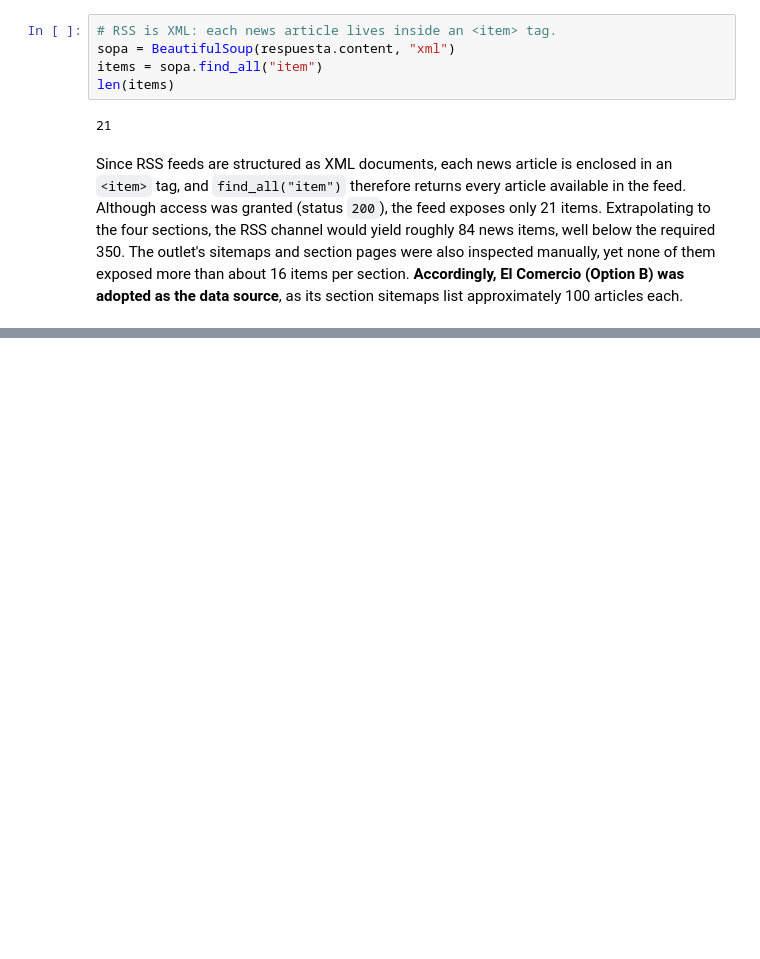
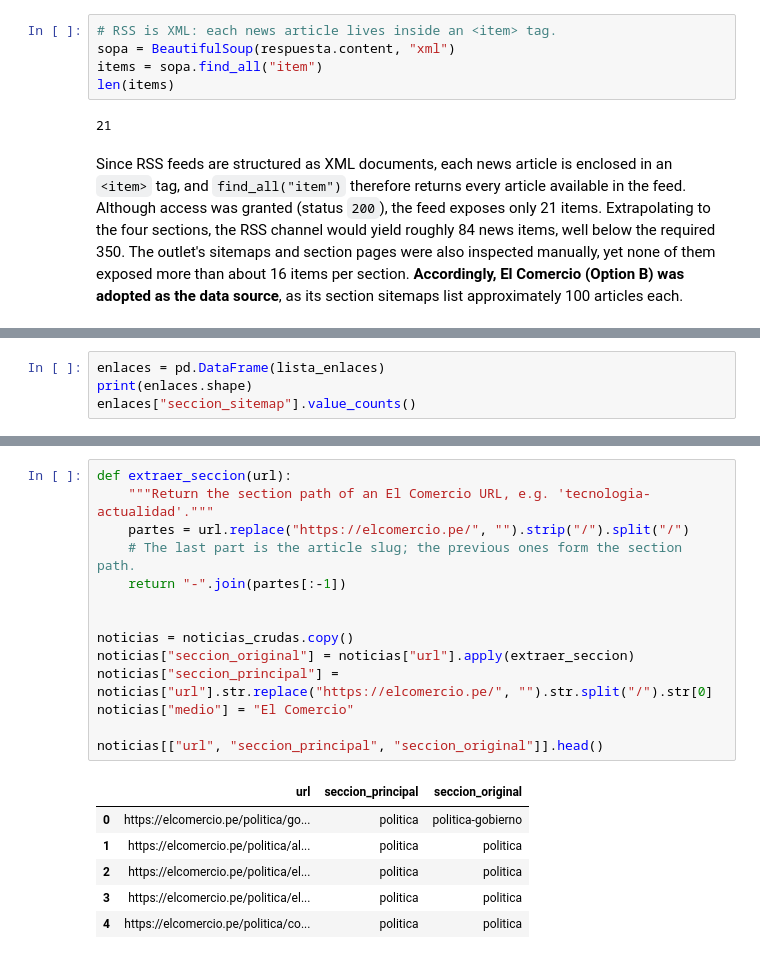
Before and after one commit to anakaren-zl/data-science-python-2026, a Jupyter notebook: tarea_1/01_recoleccion.ipynb, the cells around one changed output, grey strips where cells are left out. Cells and saved outputs as stored; diff of their text form; blank space fills up the shorter version.

```diff
--- a/tarea_1/01_recoleccion.ipynb
+++ b/tarea_1/01_recoleccion.ipynb
@@ -77,0 +116,4 @@ Since RSS feeds are structured as XML documents, each news article is enclosed i
+# %%
+enlaces = pd.DataFrame(lista_enlaces)
+print(enlaces.shape)
+enlaces["seccion_sitemap"].value_counts()
@@ -77,0 +202,21 @@ Since RSS feeds are structured as XML documents, each news article is enclosed i
+# %%
+def extraer_seccion(url):
+    """Return the section path of an El Comercio URL, e.g. 'tecnologia-actualidad'."""
+    partes = url.replace("https://elcomercio.pe/", "").strip("/").split("/")
+    # The last part is the article slug; the previous ones form the section path.
+    return "-".join(partes[:-1])
+
+
+noticias = noticias_crudas.copy()
+noticias["seccion_original"] = noticias["url"].apply(extraer_seccion)
+noticias["seccion_principal"] = noticias["url"].str.replace("https://elcomercio.pe/", "").str.split("/").str[0]
+noticias["medio"] = "El Comercio"
+
+noticias[["url", "seccion_principal", "seccion_original"]].head()
+# %% [output]
+|  | url | seccion_principal | seccion_original |
+| 0 | https://elcomercio.pe/politica/go... | politica | politica-gobierno |
+| 1 | https://elcomercio.pe/politica/al... | politica | politica |
+| 2 | https://elcomercio.pe/politica/el... | politica | politica |
+| 3 | https://elcomercio.pe/politica/el... | politica | politica |
+| 4 | https://elcomercio.pe/politica/co... | politica | politica |
```
Also changed, not shown: parts of 23 cells of this notebook.
